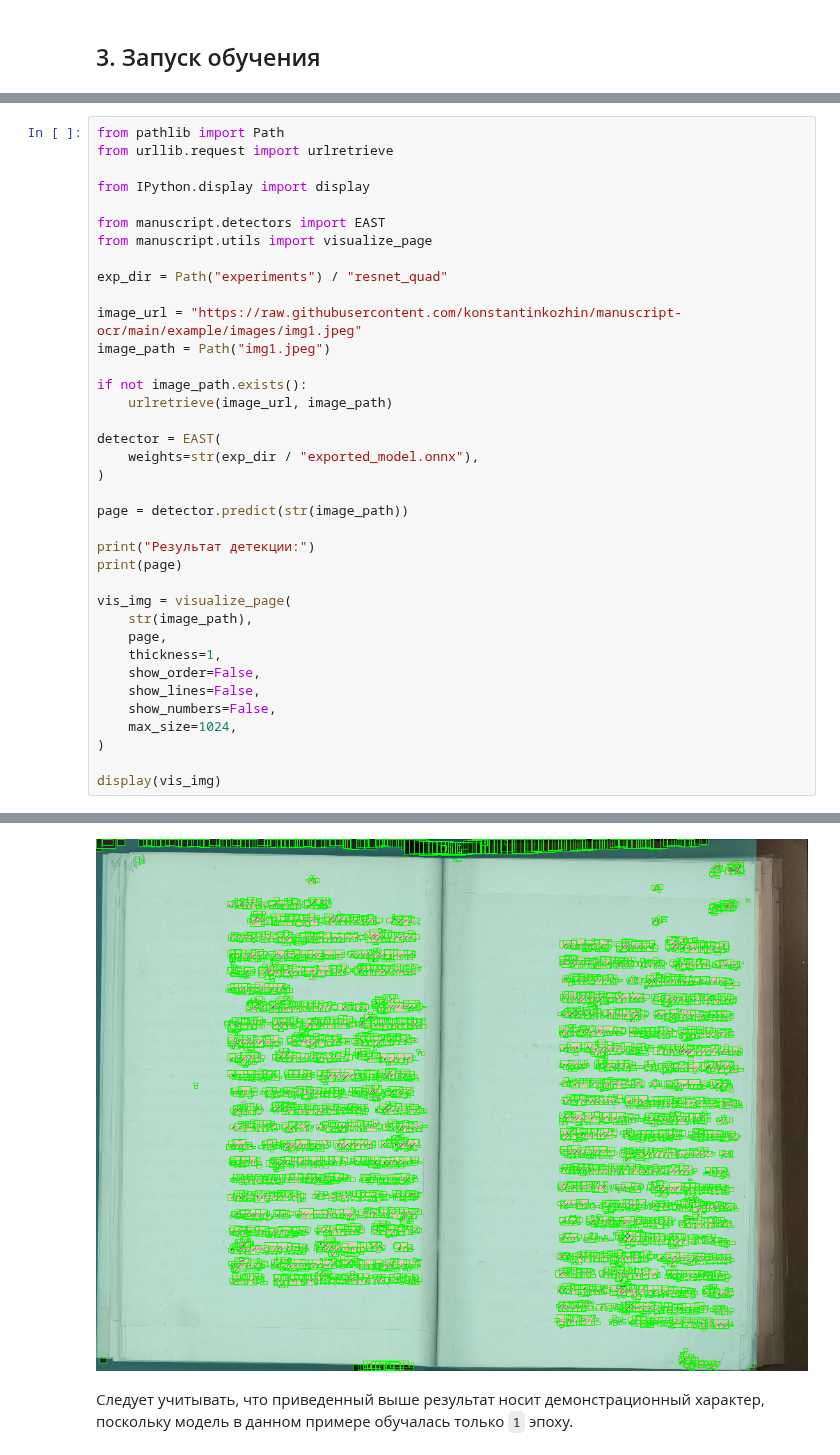
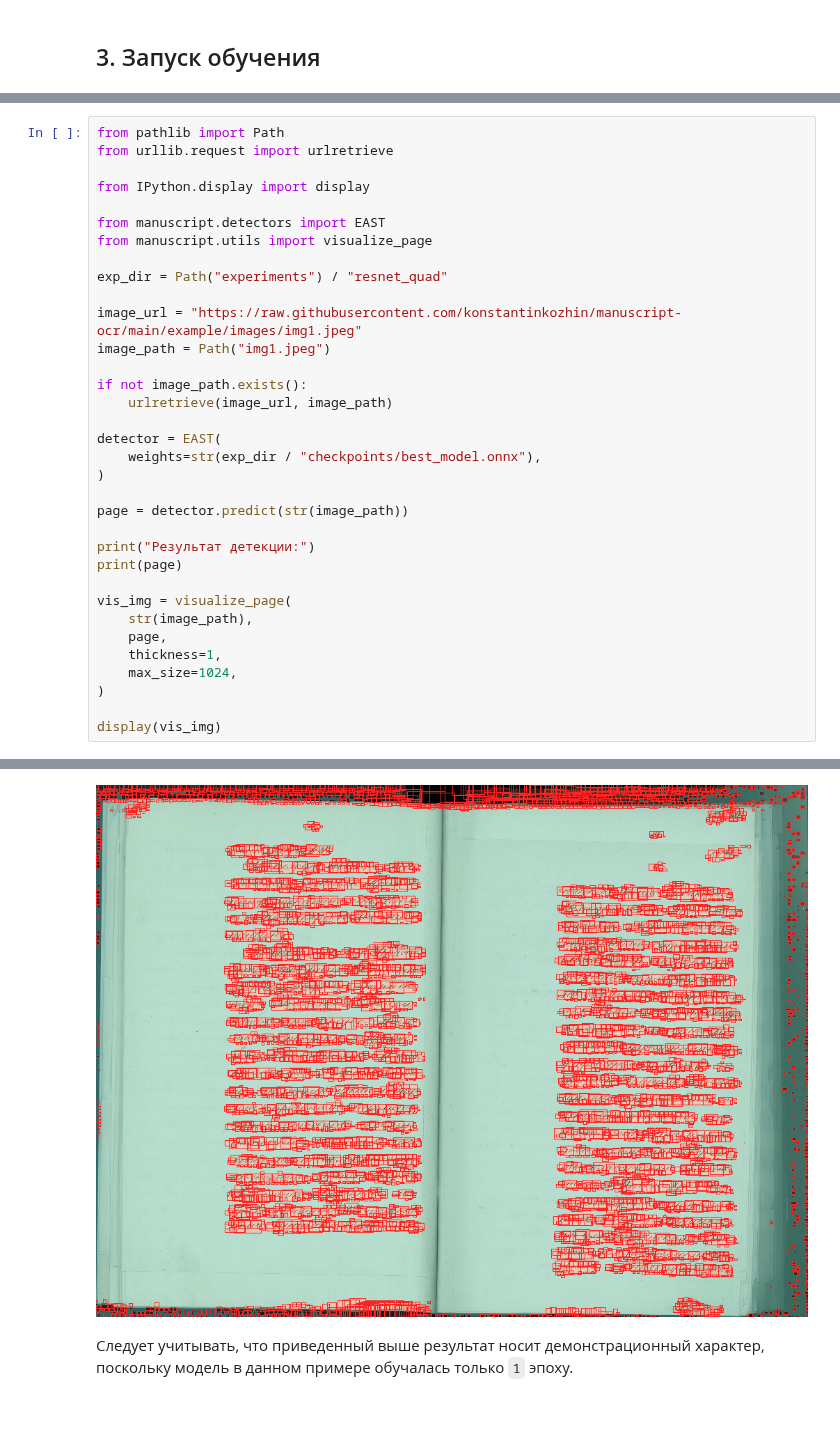
Before and after one commit to konstantinkozhin/manuscript-ocr, a Jupyter notebook: notebooks/Пример_запуска_обучения_детектора.ipynb, the cells around one changed output, grey strips where cells are left out. Drawn from its saved outputs; the diff is of its cells as text; blank space fills up the shorter version.

```diff
--- a/notebooks/Пример_запуска_обучения_детектора.ipynb
+++ b/notebooks/Пример_запуска_обучения_детектора.ipynb
@@ -309,7 +258,7 @@ if not image_path.exists():
     urlretrieve(image_url, image_path)
 
 detector = EAST(
-    weights=str(exp_dir / "exported_model.onnx"),
+    weights=str(exp_dir / "checkpoints/best_model.onnx"),
 )
 
 page = detector.predict(str(image_path))
@@ -321,9 +270,6 @@ vis_img = visualize_page(
     str(image_path),
     page,
     thickness=1,
-    show_order=False,
-    show_lines=False,
-    show_numbers=False,
     max_size=1024,
 )
 
@@ -339,4 +285,4 @@ blocks=[Block(lines=[Line(text_spans=[TextSpan(polygon=[(2284.855712890625, 1488
-[figure, old version]
+[figure, new version]
 # %% [markdown]
 Следует учитывать, что приведенный выше результат носит демонстрационный характер, поскольку модель в данном примере обучалась только `1` эпоху.
 # %% [markdown]
```
Also changed, not shown: parts of 9 cells of this notebook, 7 other files.
